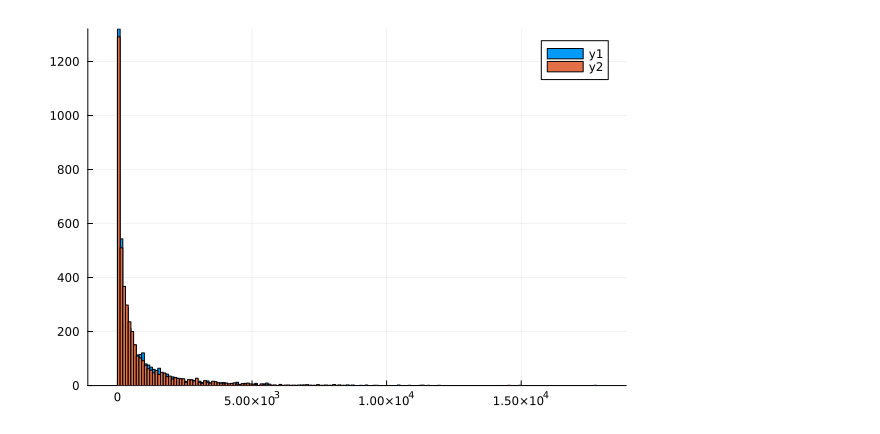
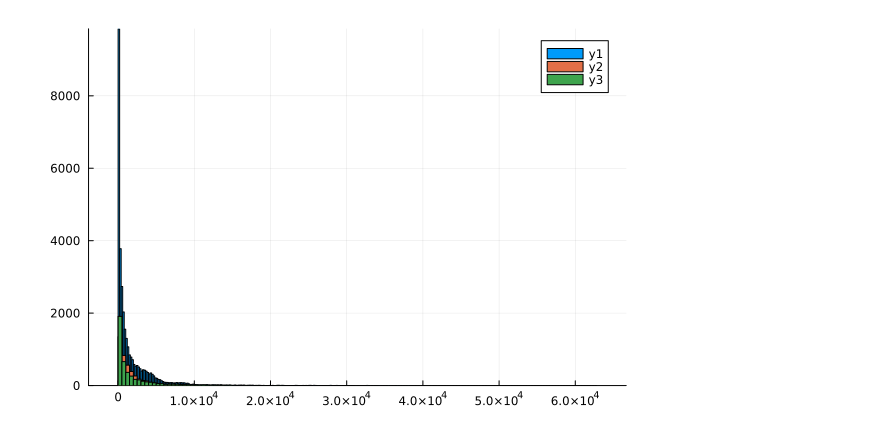
Before and after one commit to ecooper-cu/gads-analysis, a Jupyter notebook: feature_selection/fit_exponential.ipynb, the cells around one changed output. Saved outputs shown, nothing was run; the diff lists cells and outputs as text; code cells hidden in the pictures.

```diff
--- a/feature_selection/fit_exponential.ipynb
+++ b/feature_selection/fit_exponential.ipynb
@@ -44,6 +50,8 @@ ttr_values_po_vec = Any[]
 
 ttf_values_mo_vec = Any[]
 ttr_values_mo_vec = Any[]
+
+outage_types_vec = []
 
 for f in files
 
@@ -65,7 +73,8 @@ for f in files
     ttr_values = outage_end .- outage_start
     ttf_values_all_types = outage_start[begin + 1: end] - outage_end[begin:end - 1]
 
-    outage_types = df[outage_end, :y2]
+    outage_types = df[outage_start .+ 1, :y2]
+    push!(outage_types_vec, outage_types)
 
     fo_idx = findall(outage_types .== 2)
     os_fo = outage_start[fo_idx]
@@ -73,7 +82,7 @@ for f in files
 
     fo_idx_mod = filter(x -> x > 0, fo_idx .- 1)
 
-    ttf_values_fo = ttf_values_all_types[fo_idx_mod]
+    ttf_values_fo = os_fo[begin + 1: end] - oe_fo[begin:end - 1] # ttf_values_all_types[fo_idx_mod]
     ttr_values_fo = ttr_values[fo_idx]
 
     push!(ttf_values_fo_vec, ttf_values_fo)
@@ -85,7 +94,7 @@ for f in files
 
     po_idx_mod = filter(x -> x > 0, po_idx .- 1)
 
-    ttf_values_po = ttf_values_all_types[po_idx_mod]
+    ttf_values_po = os_po[begin + 1: end] - oe_po[begin:end - 1] # ttf_values_all_types[po_idx_mod]
     ttr_values_po = ttr_values[po_idx]
 
     push!(ttf_values_po_vec, ttf_values_po)
@@ -97,7 +106,7 @@ for f in files
 
     mo_idx_mod = filter(x -> x > 0, mo_idx .- 1)
 
-    ttf_values_mo = ttf_values_all_types[mo_idx_mod]
+    ttf_values_mo = os_mo[begin + 1: end] - oe_mo[begin:end - 1] # ttf_values_all_types[mo_idx_mod]
     # ttf_values_mo = os_mo[begin + 1: end] - oe_mo[begin:end - 1]
     ttr_values_mo = ttr_values[mo_idx]
 
@@ -105,3 +114,11 @@ for f in files
     push!(ttr_values_mo_vec, ttr_values_mo)
 
 end
+# %%
+a = reduce(vcat, outage_types_vec)
+total = sum([count(==(element),a) for element in unique(a) ])
+my_dict = Dict([element => count(==(element),a) for element in unique(a)])
+
+fo_proportion = (my_dict[2.0])/total
+po_proportion = my_dict[3.0]/total
+mo_proportion = my_dict[4.0]/total
@@ -140,4 +141,4 @@ ttf_values_mo_vec = reduce(vcat, ttf_values_mo_vec)
 # %%
-fo_rate_guess = fit_mle(Exponential(fo_rate), ttf_values_fo_vec)
-po_rate_guess = fit_mle(Exponential(po_rate), ttf_values_po_vec)
-mo_rate_guess = fit_mle(Exponential(mo_rate), ttf_values_mo_vec)
+ttf_f = fit_mle(Exponential(1/fo_ttf_rate), ttf_values_fo_vec)
+ttf_p = fit_mle(Exponential(1/po_ttf_rate), ttf_values_po_vec)
+ttf_m = fit_mle(Exponential(1/mo_ttf_rate), ttf_values_mo_vec);
@@ -166,5 +155,5 @@ all_ttf = reduce(vcat, [ttf_values_fo_vec, ttf_values_po_vec, ttf_values_mo_vec]
 # %%
-mix_guess = MixtureModel([fo_rate_guess, po_rate_guess, mo_rate_guess], [1/3, 1/3, 1/3])
+mix_guess = MixtureModel([ttf_f, ttf_m, ttf_p], [fo_proportion, mo_proportion, po_proportion])
 mix_mle, info = fit_mle(mix_guess, all_ttf, infos = true)
 # %% [output]
 (MixtureModel{Exponential{Float64}}(K = 3)
@@ -202,4 +164,6 @@ samples = rand(mix_mle, 4327)
-# %%
-histogram([all_ttf, samples])
-# %% [output]
-[figure, removed]
+# %%
+samples1 = rand(mix_guess, 4327)
+samples2 = rand(mix_mle, 4327)
+histogram([all_ttf, samples1, samples2])
+# %% [output]
+[figure, added]
```
Also changed, not shown: parts of 12 cells of this notebook, 5 other files.
